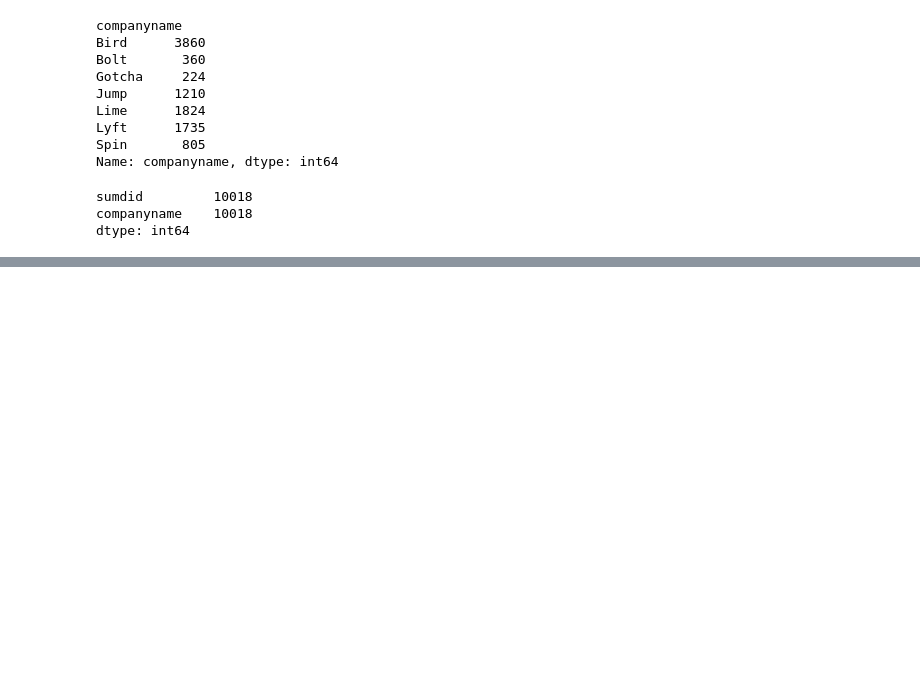
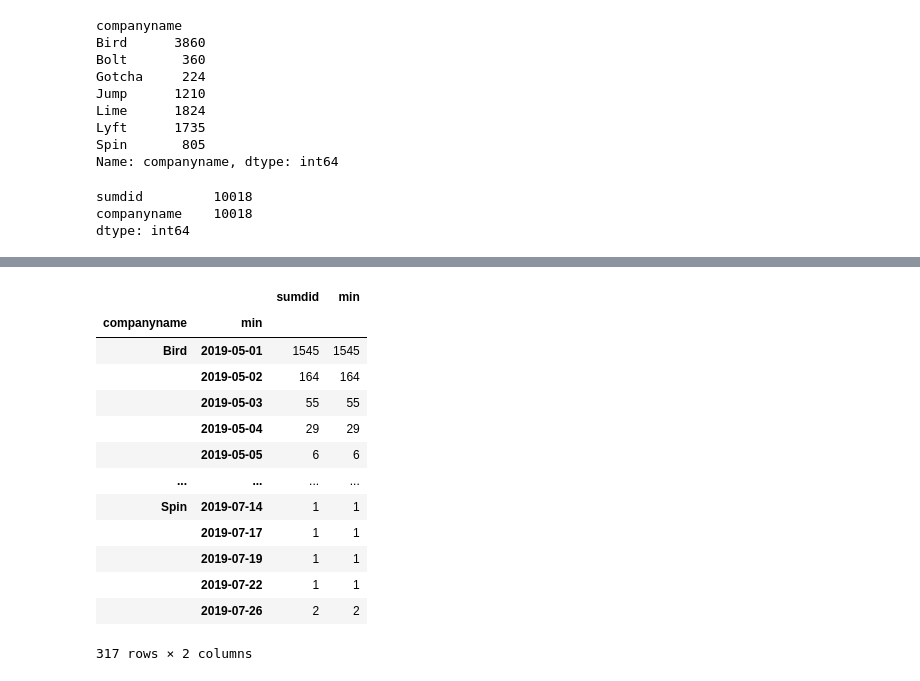
Before and after one commit to NSS-Data-Analytics-Cohort-8/scooter-partner1-yo_dawg_i_heard_you_liked_queries, a Jupyter notebook: notebooks/Project_questions.ipynb, the cells around one changed output, grey strips where cells are left out. Saved outputs shown, nothing was run; the diff lists cells and outputs as text; code cells hidden in the pictures; blank space fills up the shorter version.

```diff
--- a/notebooks/Project_questions.ipynb
+++ b/notebooks/Project_questions.ipynb
@@ -58,3 +60,11 @@ company_scooters.count()
 sumdid         10018
 companyname    10018
 dtype: int64
+# %%
+query = '''
+SELECT DISTINCT(sumdid),
+companyname,
+MIN(pubdatetime)
+FROM scooters
+GROUP BY sumdid, companyname;
+'''
@@ -60,0 +83,17 @@ dtype: int64
+# %%
+company_scooters_time.groupby([company_scooters_time['companyname'], company_scooters_time['min'].dt.date]).count()
+# %% [output]
+|  |  | sumdid | min |
+| companyname | min |  |  |
+| Bird | 2019-05-01 | 1545 | 1545 |
+|  | 2019-05-02 | 164 | 164 |
+|  | 2019-05-03 | 55 | 55 |
+|  | 2019-05-04 | 29 | 29 |
+|  | 2019-05-05 | 6 | 6 |
+| ... | ... | ... | ... |
+| Spin | 2019-07-14 | 1 | 1 |
+|  | 2019-07-17 | 1 | 1 |
+|  | 2019-07-19 | 1 | 1 |
+|  | 2019-07-22 | 1 | 1 |
+|  | 2019-07-26 | 2 | 2 |
+317 rows × 2 columns
```
Also changed, not shown: parts of 10 cells of this notebook.
